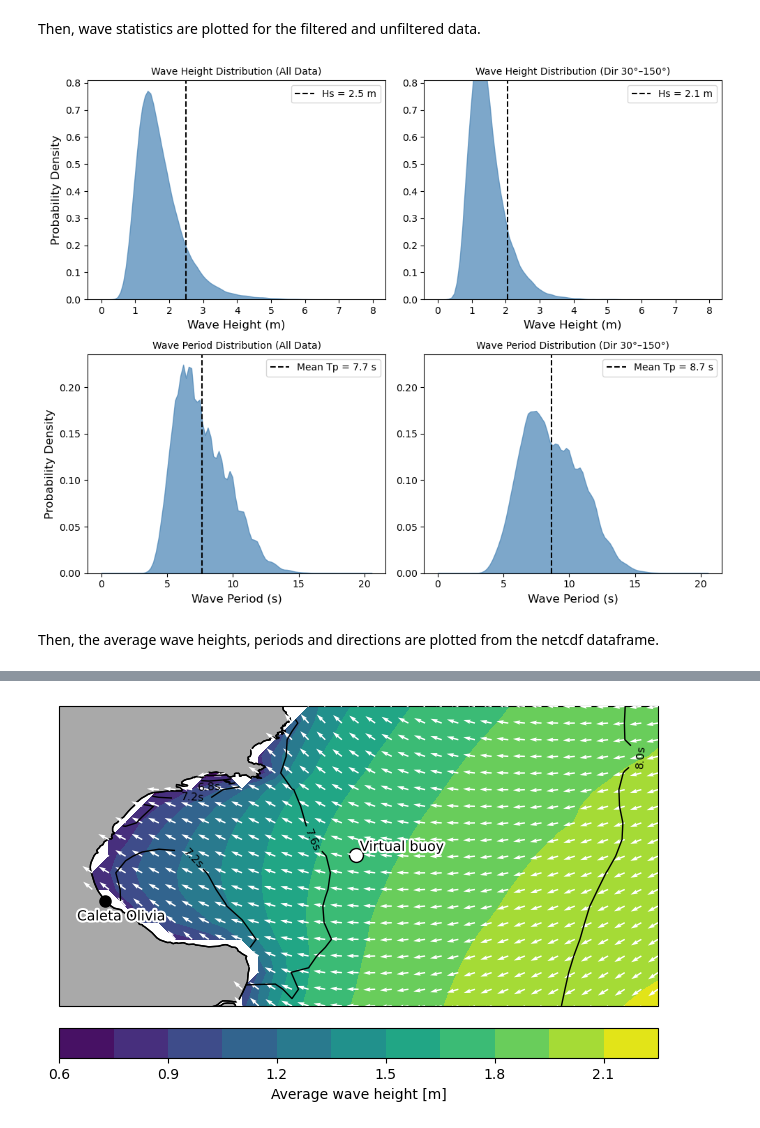
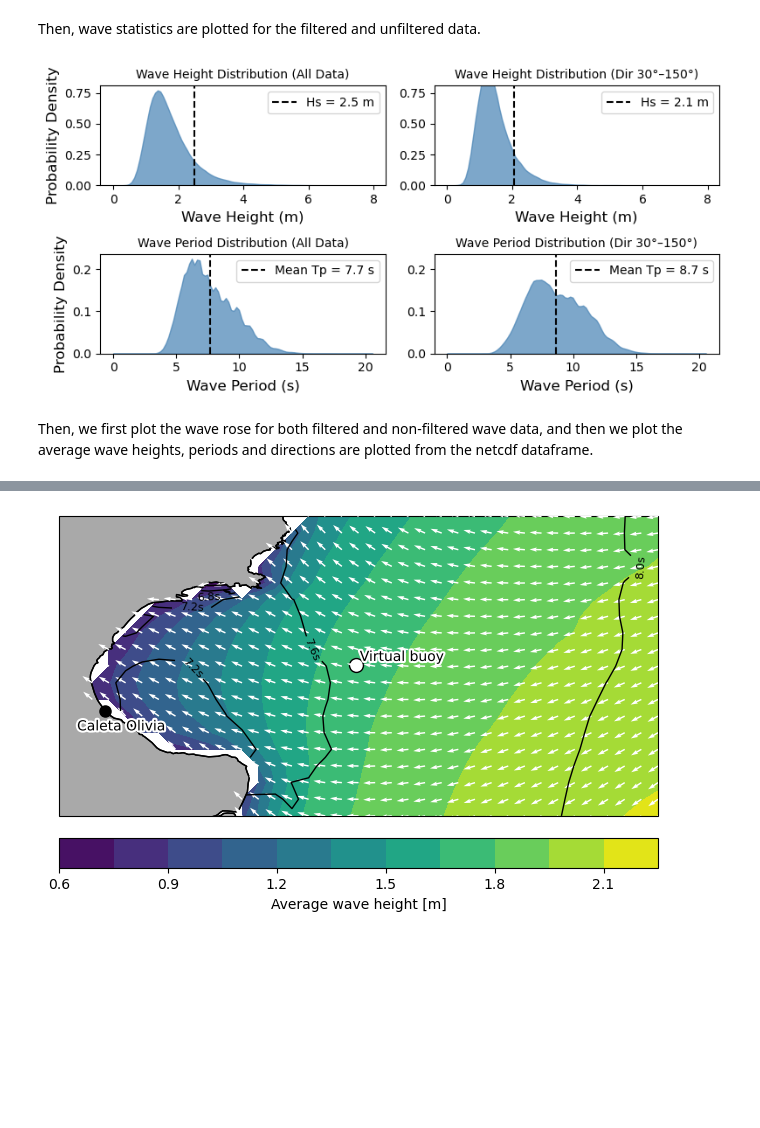
Before and after one commit to Alerovere/CoastSat.Venice, a Jupyter notebook: 3.Download_Wave_Data.ipynb, the cells around one changed output, grey strips where cells are left out. Cells and saved outputs as stored; diff of their text form; code cells hidden in the pictures; blank space fills up the shorter version.

```diff
--- a/3.Download_Wave_Data.ipynb
+++ b/3.Download_Wave_Data.ipynb
@@ -492,7 +506,7 @@ x_wave_heights = np.linspace(0, max(wave_heights.max(), filtered_wave_heights.ma
 x_wave_periods = np.linspace(0, max(wave_periods.max(), filtered_wave_periods.max()) * 1.1, 100)
 
 # Create a 2x2 subplot figure without shared y-axis initially
-fig, axes = plt.subplots(2, 2, figsize=(10, 8), sharex=False, sharey=False)
+fig, axes = plt.subplots(2, 2, figsize=(8, 4), sharex=False, sharey=False)
 
 # Manually share the y-axis for each row
 for col in range(2):  # Iterate over columns
@@ -508,33 +522,33 @@ axes[0, 0].set_ylabel('Probability Density', fontsize=12)
 axes[0, 0].set_ylim(0, None)
 axes[0, 0].legend(fontsize=10)
 
 # Plot KDE for wave height (Filtered Data)
 axes[0, 1].fill_between(x_wave_heights, kde_filtered_heights(x_wave_heights), color='steelblue', alpha=0.7)
 axes[0, 1].axvline(filtered_H1_3, color='k', linestyle='--', label=f'Hs = {filtered_H1_3:.1f} m')
 axes[0, 1].set_title(f'Wave Height Distribution (Dir {direction_min}°–{direction_max}°)', fontsize=10)
 axes[0, 1].set_xlabel('Wave Height (m)', fontsize=12)
 axes[0, 1].legend(fontsize=10)
 
 # Plot KDE for wave period (All Data)
 axes[1, 0].fill_between(x_wave_periods, kde_wave_periods(x_wave_periods), color='steelblue', alpha=0.7)
 axes[1, 0].axvline(peak_period, color='k', linestyle='--', label=f'Mean Tp = {peak_period:.1f} s')
 axes[1, 0].set_title('Wave Period Distribution (All Data)', fontsize=10)
 axes[1, 0].set_ylabel('Probability Density', fontsize=12)
 axes[1, 0].set_ylim(0, None)
 axes[1, 0].set_xlabel('Wave Period (s)', fontsize=12)
 axes[1, 0].legend(fontsize=10)
 
 # Plot KDE for wave period (Filtered Data)
 axes[1, 1].fill_between(x_wave_periods, kde_filtered_periods(x_wave_periods), color='steelblue', alpha=0.7)
 axes[1, 1].axvline(filtered_peak_period, color='k', linestyle='--', label=f'Mean Tp = {filtered_peak_period:.1f} s')
 axes[1, 1].set_title(f'Wave Period Distribution (Dir {direction_min}°–{direction_max}°)', fontsize=10)
 axes[1, 1].set_xlabel('Wave Period (s)', fontsize=12)
 axes[1, 1].legend(fontsize=10)
 
 plt.tight_layout()
 plt.savefig(os.path.join(img_dir, 'Wave_Height_and_Period_KDE_Filtered_Filled.jpg'), dpi=300,bbox_inches='tight')
 plt.show()
 # %% [output]
-[figure, old version]
+[figure, new version]
 # %% [markdown]
-Then, the average wave heights, periods and directions are plotted from the netcdf dataframe.
+Then, we first plot the wave rose for both filtered and non-filtered wave data, and then we plot the average wave heights, periods and directions are plotted from the netcdf dataframe.
```
Also changed, not shown: parts of 8 cells of this notebook, 40 other files.
